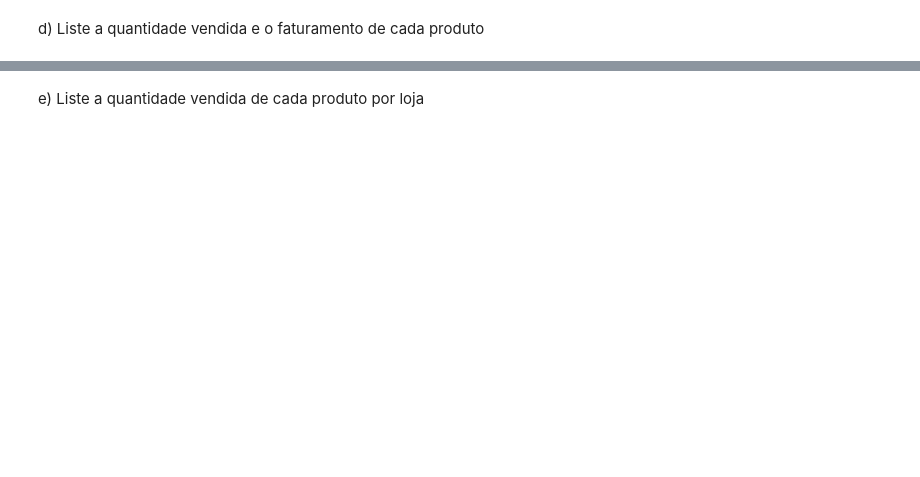
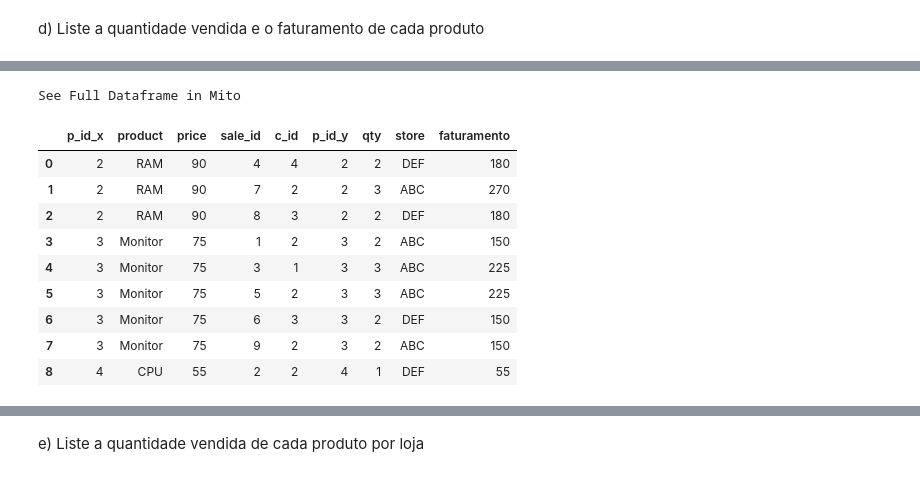
Before and after one commit to patriciacatandi/Lets_Code_Alunos, a Jupyter notebook: 02_Ferramentas_Programação/03_Pandas/Aula_4-Exercicios.ipynb, the cells around one changed output, grey strips where cells are left out. Saved outputs shown, nothing was run; the diff lists cells and outputs as text; code cells hidden in the pictures; blank space fills up the shorter version.

```diff
--- a/02_Ferramentas_Programação/03_Pandas/Aula_4-Exercicios.ipynb
+++ b/02_Ferramentas_Programação/03_Pandas/Aula_4-Exercicios.ipynb
@@ -11,0 +76,5 @@ a) Quais foram os produtos vendidos?
+# %%
+# fazerndo a análise utilizando um merge  com how = "inner"
+
+prod_vendidos = pd.merge(products, sales, how = 'inner', on = 'product')
+prod_vendidos.head(15)
@@ -17,0 +199,17 @@ d) Liste a quantidade vendida e o faturamento de cada produto
+# %%
+# outra forma seria criando uma coluna faturamento simples e depois aplicando o agg de faturamento:sum
+
+prod_vendidos['faturamento'] = prod_vendidos['price'] * prod_vendidos['qty']
+prod_vendidos.head(15)
+# %% [output]
+See Full Dataframe in Mito
+|  | p_id_x | product | price | sale_id | c_id | p_id_y | qty | store | faturamento |
+| 0 | 2 | RAM | 90 | 4 | 4 | 2 | 2 | DEF | 180 |
+| 1 | 2 | RAM | 90 | 7 | 2 | 2 | 3 | ABC | 270 |
+| 2 | 2 | RAM | 90 | 8 | 3 | 2 | 2 | DEF | 180 |
+| 3 | 3 | Monitor | 75 | 1 | 2 | 3 | 2 | ABC | 150 |
+| 4 | 3 | Monitor | 75 | 3 | 1 | 3 | 3 | ABC | 225 |
+| 5 | 3 | Monitor | 75 | 5 | 2 | 3 | 3 | ABC | 225 |
+| 6 | 3 | Monitor | 75 | 6 | 3 | 3 | 2 | DEF | 150 |
+| 7 | 3 | Monitor | 75 | 9 | 2 | 3 | 2 | ABC | 150 |
+| 8 | 4 | CPU | 55 | 2 | 2 | 4 | 1 | DEF | 55 |
```
Also changed, not shown: parts of 22 cells of this notebook, 1 other file.
